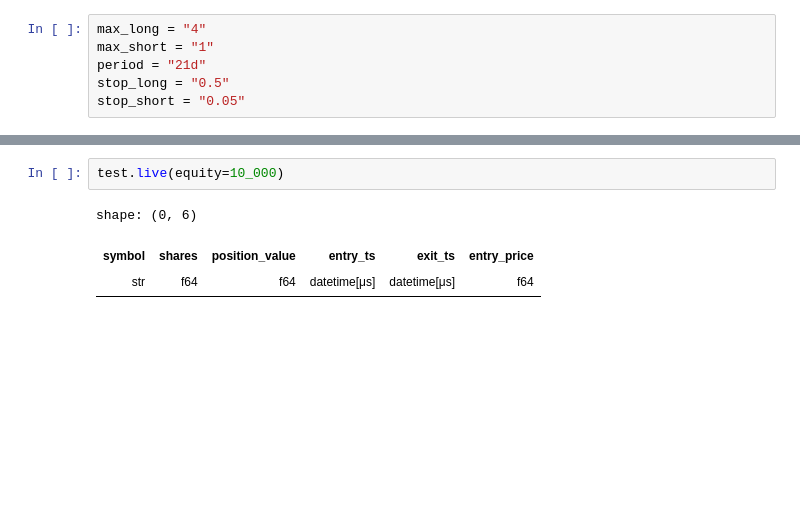
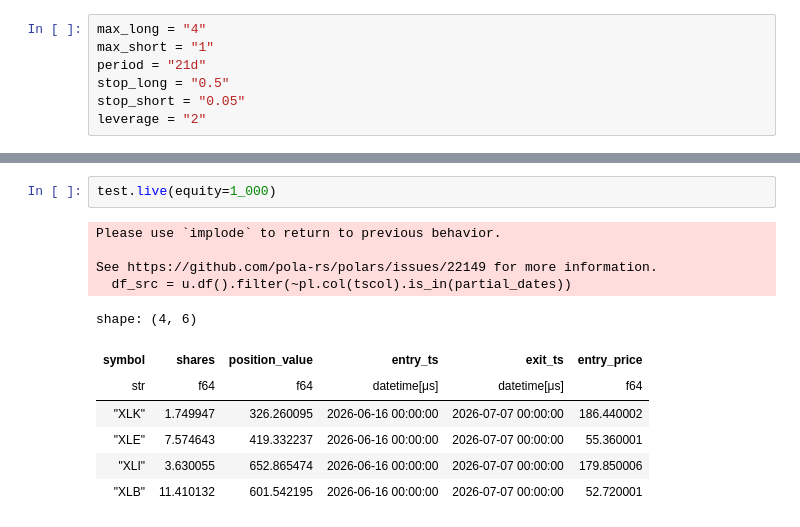
Before and after one commit to flanfly/studies, a Jupyter notebook: sector-rotation-v2.ipynb, the cells around one changed output, grey strips where cells are left out. Cells and saved outputs as stored; diff of their text form; blank space fills up the shorter version.

```diff
--- a/sector-rotation-v2.ipynb
+++ b/sector-rotation-v2.ipynb
@@ -4,6 +4,7 @@ max_short = "1"
 period = "21d"
 stop_long = "0.5"
 stop_short = "0.05"
+leverage = "2"
 # %%
 import backtest_ng as bt
 import polars as pl
@@ -137,6 +187,14 @@ shape: (2, 14)
 # %%
-test.live(equity=10_000)
+test.live(equity=1_000)
 # %% [output]
-shape: (0, 6)
+Please use `implode` to return to previous behavior.
+
+See https://github.com/pola-rs/polars/issues/22149 for more information.
+  df_src = u.df().filter(~pl.col(tscol).is_in(partial_dates))
+shape: (4, 6)
 | symbol | shares | position_value | entry_ts | exit_ts | entry_price |
 | str | f64 | f64 | datetime[μs] | datetime[μs] | f64 |
+| "XLK" | 1.749947 | 326.260095 | 2026-06-16 00:00:00 | 2026-07-07 00:00:00 | 186.440002 |
+| "XLE" | 7.574643 | 419.332237 | 2026-06-16 00:00:00 | 2026-07-07 00:00:00 | 55.360001 |
+| "XLI" | 3.630055 | 652.865474 | 2026-06-16 00:00:00 | 2026-07-07 00:00:00 | 179.850006 |
+| "XLB" | 11.410132 | 601.542195 | 2026-06-16 00:00:00 | 2026-07-07 00:00:00 | 52.720001 |
```
Also changed, not shown: parts of 1 cell of this notebook, 28 other files.
